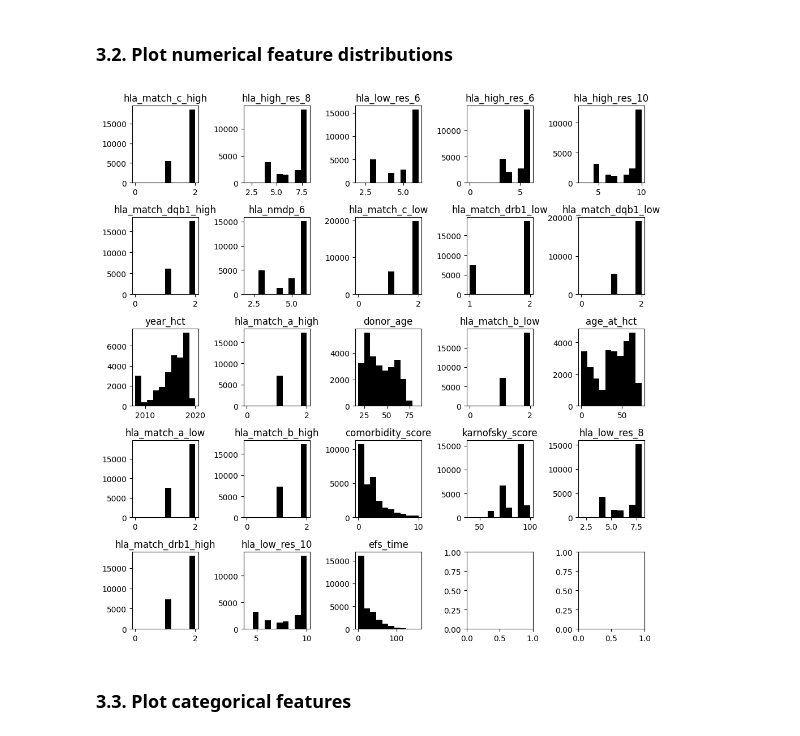
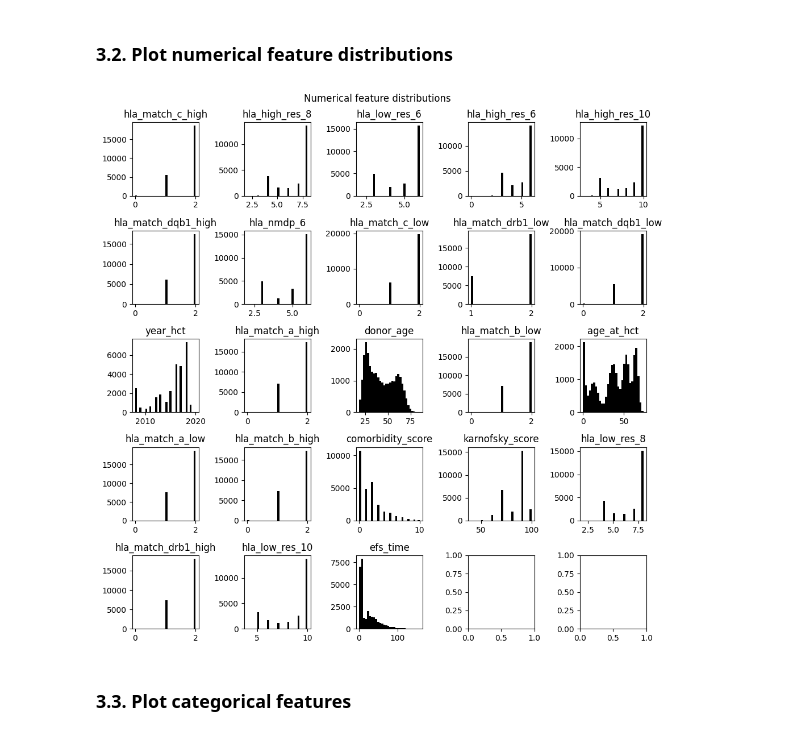
Before and after one commit to gperdrizet/HSCT_survival, a Jupyter notebook: 01-EDA.ipynb, the cells around one changed output. Drawn from its saved outputs; the diff is of its cells as text; code cells hidden in the pictures.

```diff
--- a/01-EDA.ipynb
+++ b/01-EDA.ipynb
@@ -122,17 +125,19 @@ numerical_features_df.head()
 # %%
 # Set-up a 5x5 figure
 fig, axs=plt.subplots(5,5, figsize=(10,10))
 axs=axs.flatten()
 
+fig.suptitle('Numerical feature distributions')
+
 # Plot each feature
 for ax, feature in zip(axs, numerical_features_df.columns):
     ax.set_title(feature)
-    ax.hist(numerical_features_df[feature], color='black')
+    ax.hist(numerical_features_df[feature], bins=30, color='black')
 
 plt.tight_layout()
 plt.show()
 # %% [output]
-[figure, old version]
+[figure, new version]
 # %% [markdown]
 ### 3.3. Plot categorical features
 # %%
```
Also changed, not shown: parts of 5 cells of this notebook.
